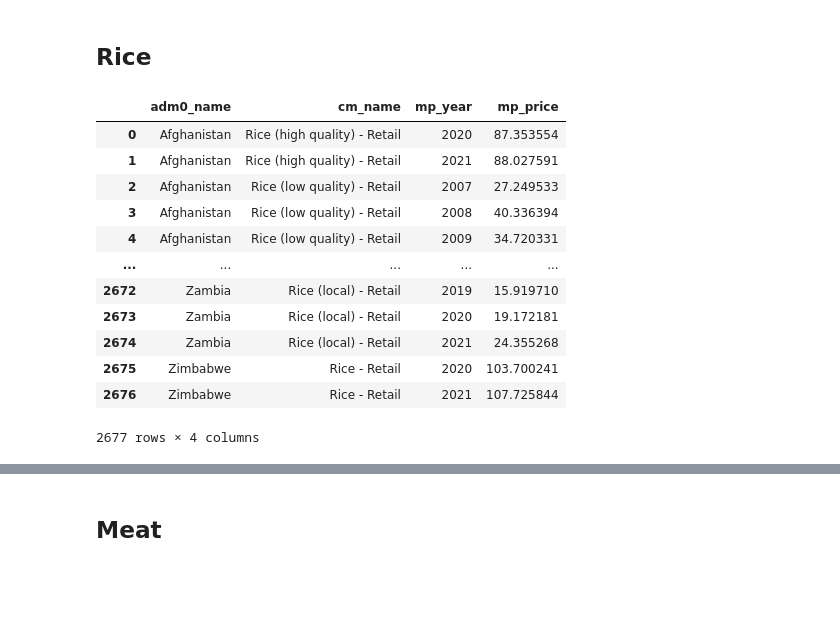
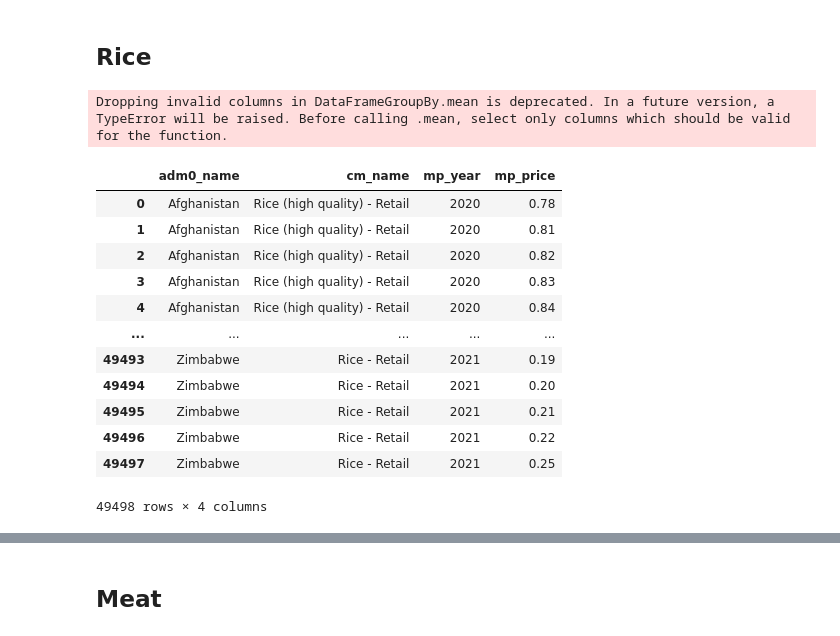
Before and after one commit to roveen001/gfa, a Jupyter notebook: gfa.ipynb, the cells around one changed output, grey strips where cells are left out. Saved outputs shown, nothing was run; the diff lists cells and outputs as text; code cells hidden in the pictures; blank space fills up the shorter version.

```diff
--- a/gfa.ipynb
+++ b/gfa.ipynb
@@ -41,0 +60,6 @@ fp
+# %%
+# get the dollar conversion rate
+# Here we want to do this as to see all the currency values in lastest dollar values Available at: https://app.exchangerate-api.com/dashboard/confirmed
+exc = pd.read_json('https://v6.exchangerate-api.com/v6/1474d2fba526317bbf9da694/latest/USD')
+exc = exc['conversion_rates']
+exc
@@ -41,0 +79,4 @@ fp
+# %%
+# convert the values to dollar
+to_dollar = fp.apply(lambda x: '{:.2f}'.format(x['mp_price']*(1/exc[x['cur_name']]))if x['cur_name'] in exc else False,axis = 1)
+to_dollar
@@ -41,0 +96,4 @@ fp
+# %%
+# update the dollar values to the column
+fp['mp_price'] = to_dollar
+fp
@@ -89,24 +162,25 @@ wheat_pr = wheat_pr.drop(columns=['Entity_x','Code_x','Year_x','Entity_y','Code_
 ## Rice
 # %%
 # lets get the price rice 'r`\bwheat`gmi'
-rice_pr = fp.groupby(['adm0_name','cm_name','mp_year'],as_index=False)['mp_price'].mean()
+rice_pr = fp.groupby(['adm0_name','cm_name','mp_year','mp_price'],as_index=False)['mp_price'].mean()
 rice_pr = rice_pr[rice_pr['cm_name'].str.match('^Rice.*') == True]
-rice_pr = rice_pr.groupby(['adm0_name','cm_name','mp_year'],as_index=False)['mp_price'].mean()
+rice_pr = rice_pr.groupby(['adm0_name','cm_name','mp_year','mp_price'],as_index=False)['mp_price'].mean()
 rice_pr
 # %% [output]
+Dropping invalid columns in DataFrameGroupBy.mean is deprecated. In a future version, a TypeError will be raised. Before calling .mean, select only columns which should be valid for the function.
 |  | adm0_name | cm_name | mp_year | mp_price |
-| 0 | Afghanistan | Rice (high quality) - Retail | 2020 | 87.353554 |
-| 1 | Afghanistan | Rice (high quality) - Retail | 2021 | 88.027591 |
-| 2 | Afghanistan | Rice (low quality) - Retail | 2007 | 27.249533 |
-| 3 | Afghanistan | Rice (low quality) - Retail | 2008 | 40.336394 |
-| 4 | Afghanistan | Rice (low quality) - Retail | 2009 | 34.720331 |
+| 0 | Afghanistan | Rice (high quality) - Retail | 2020 | 0.78 |
+| 1 | Afghanistan | Rice (high quality) - Retail | 2020 | 0.81 |
+| 2 | Afghanistan | Rice (high quality) - Retail | 2020 | 0.82 |
+| 3 | Afghanistan | Rice (high quality) - Retail | 2020 | 0.83 |
+| 4 | Afghanistan | Rice (high quality) - Retail | 2020 | 0.84 |
 | ... | ... | ... | ... | ... |
-| 2672 | Zambia | Rice (local) - Retail | 2019 | 15.919710 |
-| 2673 | Zambia | Rice (local) - Retail | 2020 | 19.172181 |
-| 2674 | Zambia | Rice (local) - Retail | 2021 | 24.355268 |
-| 2675 | Zimbabwe | Rice - Retail | 2020 | 103.700241 |
-| 2676 | Zimbabwe | Rice - Retail | 2021 | 107.725844 |
+| 49493 | Zimbabwe | Rice - Retail | 2021 | 0.19 |
+| 49494 | Zimbabwe | Rice - Retail | 2021 | 0.20 |
+| 49495 | Zimbabwe | Rice - Retail | 2021 | 0.21 |
+| 49496 | Zimbabwe | Rice - Retail | 2021 | 0.22 |
+| 49497 | Zimbabwe | Rice - Retail | 2021 | 0.25 |
-2677 rows × 4 columns
+49498 rows × 4 columns
 # %%
 rice_pr=rice_pr.merge(rice_pn,left_on=['adm0_name','mp_year'],right_on=['Entity','Year'])
 rice_pr = rice_pr.merge(gdp,left_on=['adm0_name','mp_year'],right_on=['Entity','Year'])
```
Also changed, not shown: parts of 36 cells of this notebook.
